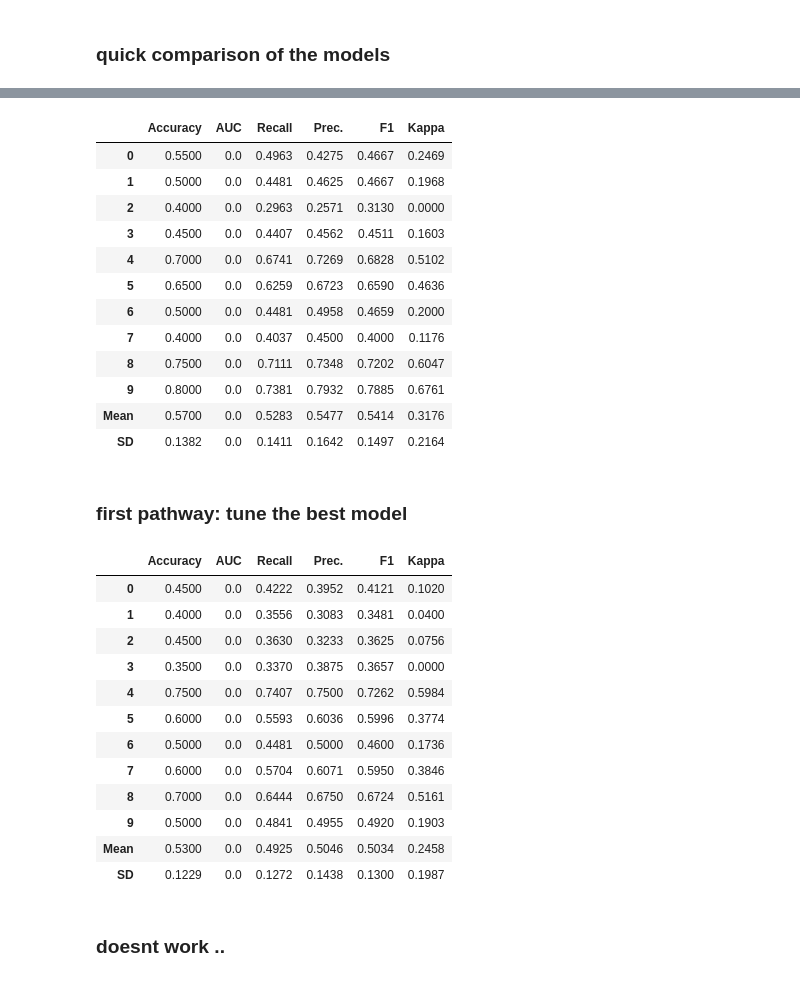
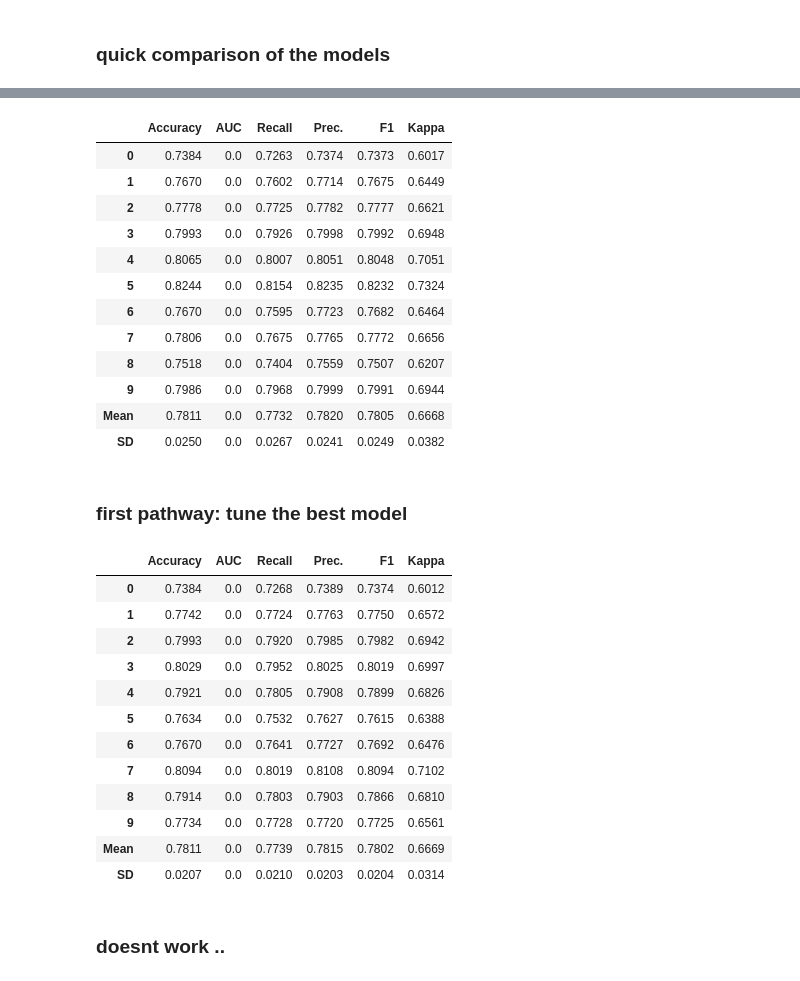
Before and after one commit to nicolasfauchereau/ML4seas, a Jupyter notebook: models/classification/autoML/PYCARET/pycaret.ipynb, the cells around one changed output, grey strips where cells are left out. Cells and saved outputs as stored; diff of their text form; code cells hidden in the pictures.

Commit message:
experiments with ALL GCMs, leads to better scores, and instances based (as opposed to model based) methods perform well

```diff
--- a/models/classification/autoML/PYCARET/pycaret.ipynb
+++ b/models/classification/autoML/PYCARET/pycaret.ipynb
@@ -215,37 +218,37 @@ df_compare_models.data.loc[[0],:]
 # %%
-lg = create_model('lightgbm')
+lg = create_model('knn')
 # %% [output]
 |  | Accuracy | AUC | Recall | Prec. | F1 | Kappa |
-| 0 | 0.5500 | 0.0 | 0.4963 | 0.4275 | 0.4667 | 0.2469 |
-| 1 | 0.5000 | 0.0 | 0.4481 | 0.4625 | 0.4667 | 0.1968 |
-| 2 | 0.4000 | 0.0 | 0.2963 | 0.2571 | 0.3130 | 0.0000 |
-| 3 | 0.4500 | 0.0 | 0.4407 | 0.4562 | 0.4511 | 0.1603 |
-| 4 | 0.7000 | 0.0 | 0.6741 | 0.7269 | 0.6828 | 0.5102 |
-| 5 | 0.6500 | 0.0 | 0.6259 | 0.6723 | 0.6590 | 0.4636 |
-| 6 | 0.5000 | 0.0 | 0.4481 | 0.4958 | 0.4659 | 0.2000 |
-| 7 | 0.4000 | 0.0 | 0.4037 | 0.4500 | 0.4000 | 0.1176 |
-| 8 | 0.7500 | 0.0 | 0.7111 | 0.7348 | 0.7202 | 0.6047 |
-| 9 | 0.8000 | 0.0 | 0.7381 | 0.7932 | 0.7885 | 0.6761 |
-| Mean | 0.5700 | 0.0 | 0.5283 | 0.5477 | 0.5414 | 0.3176 |
-| SD | 0.1382 | 0.0 | 0.1411 | 0.1642 | 0.1497 | 0.2164 |
+| 0 | 0.7384 | 0.0 | 0.7263 | 0.7374 | 0.7373 | 0.6017 |
+| 1 | 0.7670 | 0.0 | 0.7602 | 0.7714 | 0.7675 | 0.6449 |
+| 2 | 0.7778 | 0.0 | 0.7725 | 0.7782 | 0.7777 | 0.6621 |
+| 3 | 0.7993 | 0.0 | 0.7926 | 0.7998 | 0.7992 | 0.6948 |
+| 4 | 0.8065 | 0.0 | 0.8007 | 0.8051 | 0.8048 | 0.7051 |
+| 5 | 0.8244 | 0.0 | 0.8154 | 0.8235 | 0.8232 | 0.7324 |
+| 6 | 0.7670 | 0.0 | 0.7595 | 0.7723 | 0.7682 | 0.6464 |
+| 7 | 0.7806 | 0.0 | 0.7675 | 0.7765 | 0.7772 | 0.6656 |
+| 8 | 0.7518 | 0.0 | 0.7404 | 0.7559 | 0.7507 | 0.6207 |
+| 9 | 0.7986 | 0.0 | 0.7968 | 0.7999 | 0.7991 | 0.6944 |
+| Mean | 0.7811 | 0.0 | 0.7732 | 0.7820 | 0.7805 | 0.6668 |
+| SD | 0.0250 | 0.0 | 0.0267 | 0.0241 | 0.0249 | 0.0382 |
 # %% [markdown]
 ### first pathway: tune the best model
 # %%
-tuned_best_model = tune_model('lightgbm')
+tuned_best_model = tune_model('knn')
 # %% [output]
 |  | Accuracy | AUC | Recall | Prec. | F1 | Kappa |
-| 0 | 0.4500 | 0.0 | 0.4222 | 0.3952 | 0.4121 | 0.1020 |
-| 1 | 0.4000 | 0.0 | 0.3556 | 0.3083 | 0.3481 | 0.0400 |
-| 2 | 0.4500 | 0.0 | 0.3630 | 0.3233 | 0.3625 | 0.0756 |
-| 3 | 0.3500 | 0.0 | 0.3370 | 0.3875 | 0.3657 | 0.0000 |
-| 4 | 0.7500 | 0.0 | 0.7407 | 0.7500 | 0.7262 | 0.5984 |
-| 5 | 0.6000 | 0.0 | 0.5593 | 0.6036 | 0.5996 | 0.3774 |
-| 6 | 0.5000 | 0.0 | 0.4481 | 0.5000 | 0.4600 | 0.1736 |
-| 7 | 0.6000 | 0.0 | 0.5704 | 0.6071 | 0.5950 | 0.3846 |
-| 8 | 0.7000 | 0.0 | 0.6444 | 0.6750 | 0.6724 | 0.5161 |
-| 9 | 0.5000 | 0.0 | 0.4841 | 0.4955 | 0.4920 | 0.1903 |
-| Mean | 0.5300 | 0.0 | 0.4925 | 0.5046 | 0.5034 | 0.2458 |
-| SD | 0.1229 | 0.0 | 0.1272 | 0.1438 | 0.1300 | 0.1987 |
+| 0 | 0.7384 | 0.0 | 0.7268 | 0.7389 | 0.7374 | 0.6012 |
+| 1 | 0.7742 | 0.0 | 0.7724 | 0.7763 | 0.7750 | 0.6572 |
+| 2 | 0.7993 | 0.0 | 0.7920 | 0.7985 | 0.7982 | 0.6942 |
+| 3 | 0.8029 | 0.0 | 0.7952 | 0.8025 | 0.8019 | 0.6997 |
+| 4 | 0.7921 | 0.0 | 0.7805 | 0.7908 | 0.7899 | 0.6826 |
+| 5 | 0.7634 | 0.0 | 0.7532 | 0.7627 | 0.7615 | 0.6388 |
+| 6 | 0.7670 | 0.0 | 0.7641 | 0.7727 | 0.7692 | 0.6476 |
+| 7 | 0.8094 | 0.0 | 0.8019 | 0.8108 | 0.8094 | 0.7102 |
+| 8 | 0.7914 | 0.0 | 0.7803 | 0.7903 | 0.7866 | 0.6810 |
+| 9 | 0.7734 | 0.0 | 0.7728 | 0.7720 | 0.7725 | 0.6561 |
+| Mean | 0.7811 | 0.0 | 0.7739 | 0.7815 | 0.7802 | 0.6669 |
+| SD | 0.0207 | 0.0 | 0.0210 | 0.0203 | 0.0204 | 0.0314 |
 # %% [markdown]
 ### doesnt work ..
 # %%
```
Also changed, not shown: parts of 23 cells of this notebook.
